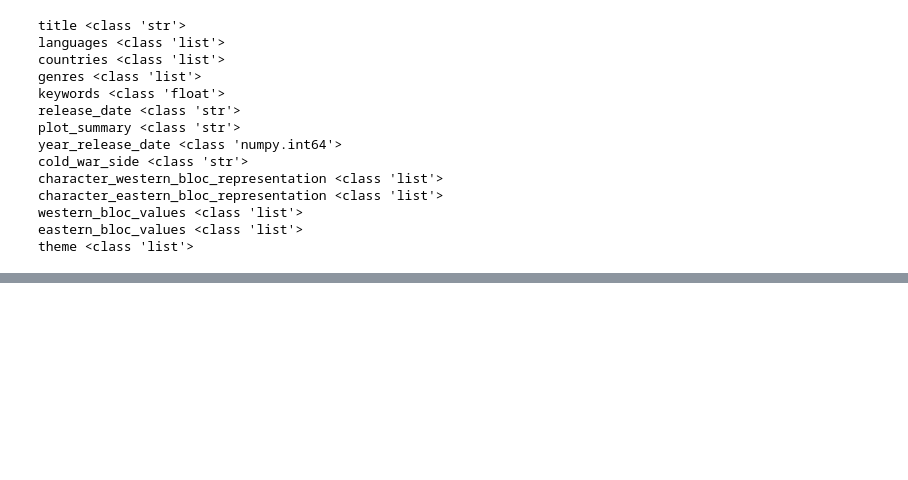
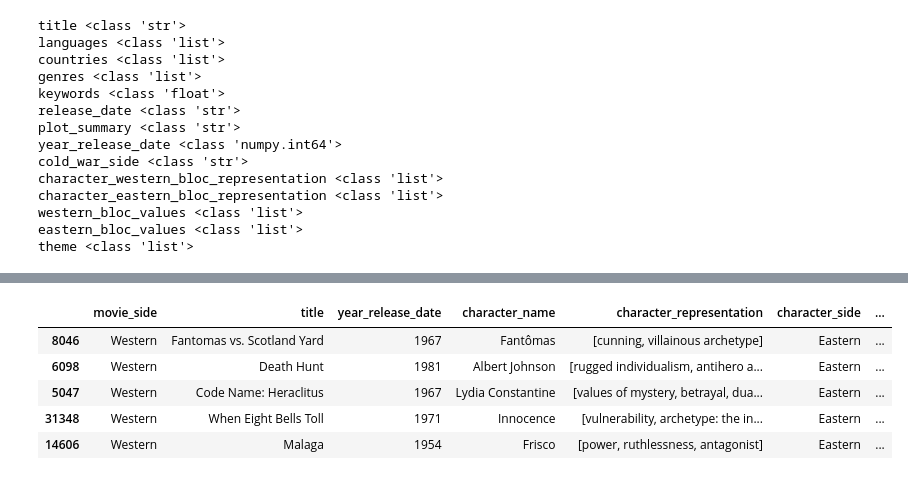
Before and after one commit to epfl-ada/ada-2024-project-datamigos, a Jupyter notebook: characters.ipynb, the cells around one changed output, grey strips where cells are left out. Saved outputs shown, nothing was run; the diff lists cells and outputs as text; code cells hidden in the pictures; blank space fills up the shorter version.

```diff
--- a/characters.ipynb
+++ b/characters.ipynb
@@ -197,0 +159,8 @@ Words: 0.049*"individualism" + 0.047*"resilience" + 0.038*"freedom" + 0.031*"det
+# %%
+nlp = spacy.load('en_core_web_sm')
+words_to_remove = {'archetype', 'hero', 'value', 'values', 'None', 'represent', 'figure', 'desire', 'seek', 'seeker'}
+# %%
+character_eastern['processed_repres'] = character_eastern['character_representation'].apply(preprocess, args=(nlp, words_to_remove))
+eastern_char_topic = topic_detection(character_eastern['processed_repres'], 4, 15)
+character_eastern['dominant_topic'] = get_dominant_topic(eastern_char_topic[0], eastern_char_topic[1])
+print(character_eastern['dominant_topic'].value_counts())
@@ -198,3 +210,12 @@ Words: 0.049*"individualism" + 0.047*"resilience" + 0.038*"freedom" + 0.031*"det
+# %%
+character_eastern.sample(5)
+# %% [output]
+|  | movie_side | title | year_release_date | character_name | character_representation | character_side | ... |
+| 8046 | Western | Fantomas vs. Scotland Yard | 1967 | Fantômas | [cunning, villainous archetype] | Eastern | ... |
+| 6098 | Western | Death Hunt | 1981 | Albert Johnson | [rugged individualism, antihero a... | Eastern | ... |
+| 5047 | Western | Code Name: Heraclitus | 1967 | Lydia Constantine | [values of mystery, betrayal, dua... | Eastern | ... |
+| 31348 | Western | When Eight Bells Toll | 1971 | Innocence | [vulnerability, archetype: the in... | Eastern | ... |
+| 14606 | Western | Malaga | 1954 | Frisco | [power, ruthlessness, antagonist] | Eastern | ... |
 # %%
 # plot topics
 import pyLDAvis
```
Also changed, not shown: parts of 22 cells of this notebook.
